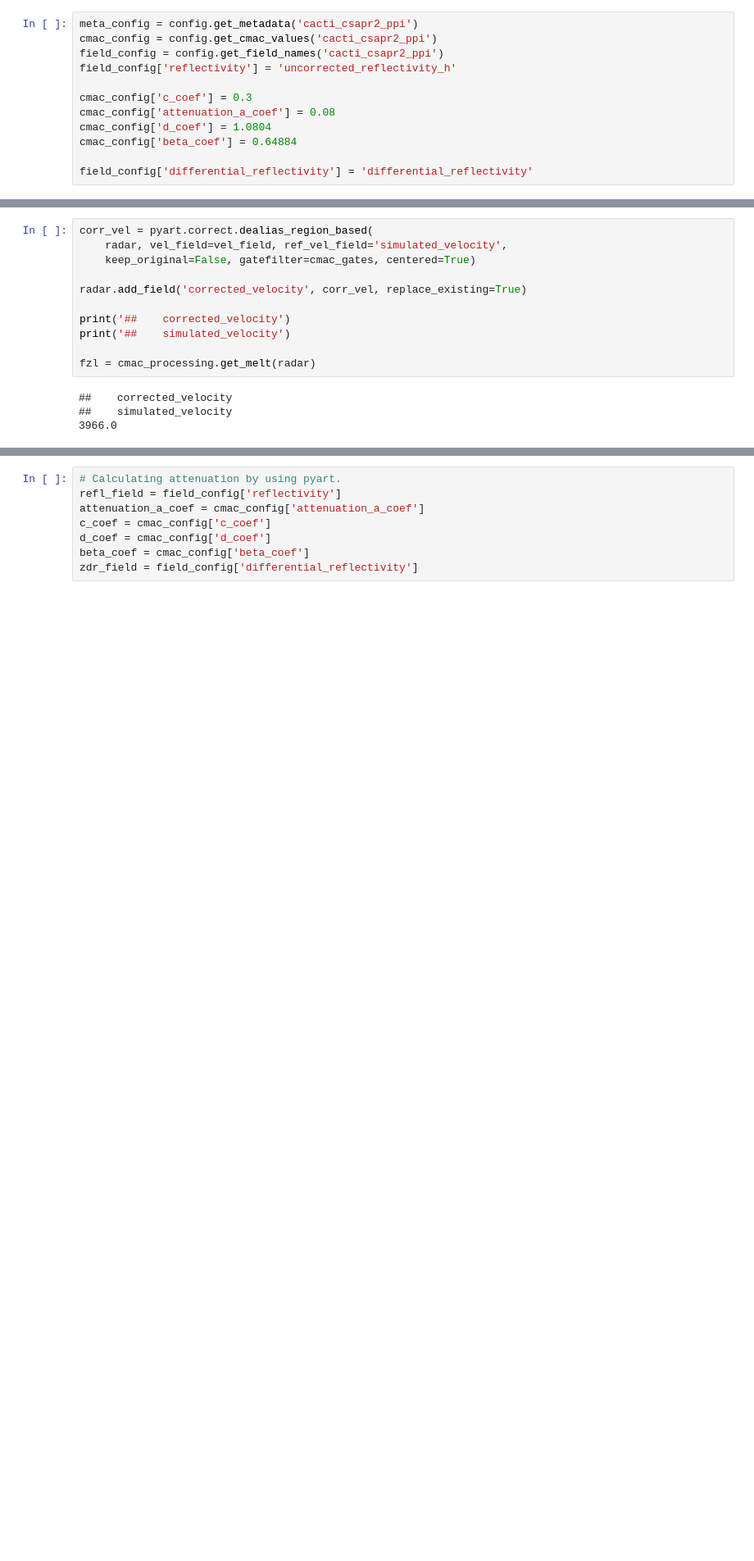
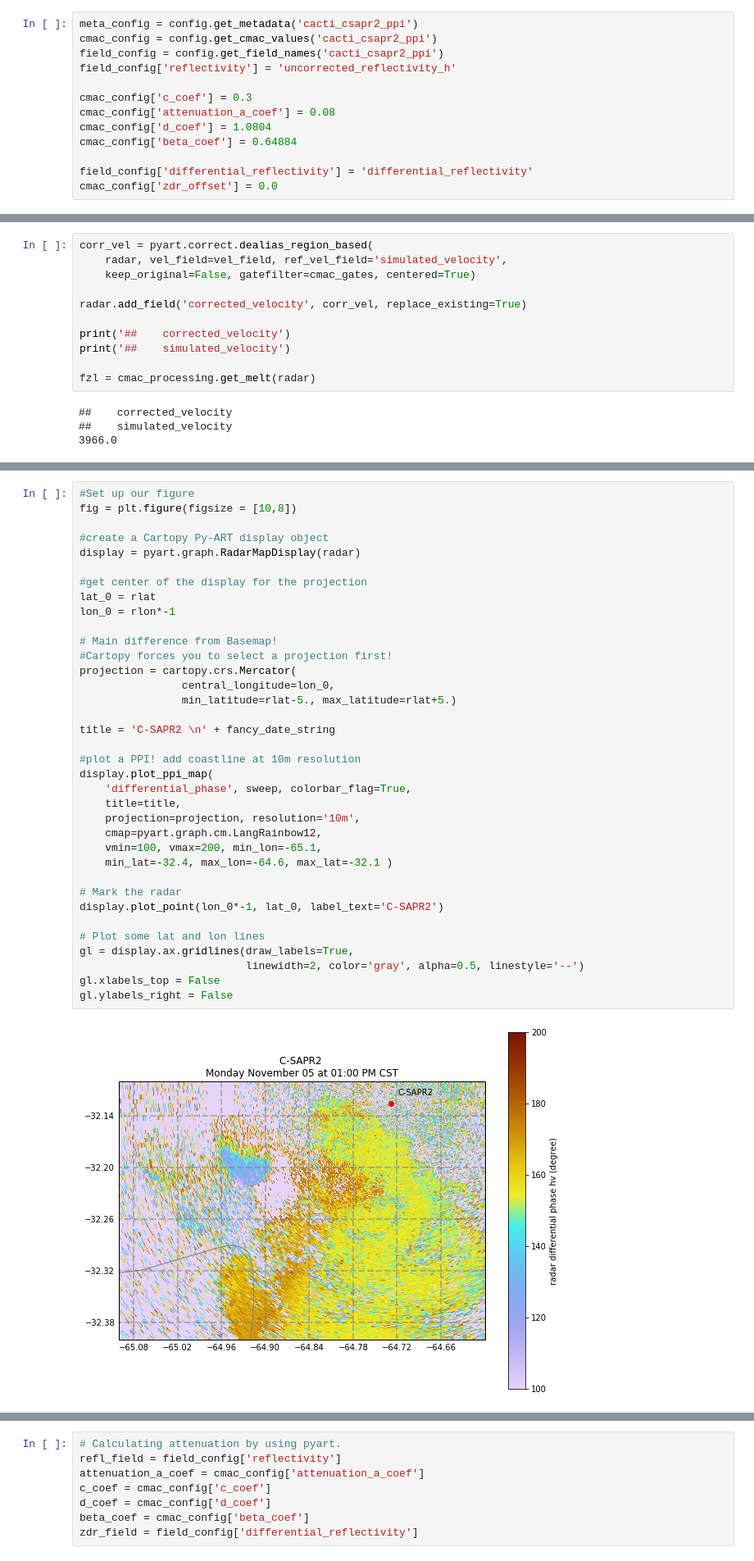
Before and after one commit to EVS-ATMOS/cmac2.0, a Jupyter notebook: notebooks/CAMC2.0_CSAPR2_demo.ipynb, the cells around one changed output, grey strips where cells are left out. Shown at 82% size. Cells and saved outputs as stored; diff of their text form; blank space fills up the shorter version.

Commit message:
WIP: Added full CMAC2.0 to C-SAPR2 notebook

```diff
--- a/notebooks/CAMC2.0_CSAPR2_demo.ipynb
+++ b/notebooks/CAMC2.0_CSAPR2_demo.ipynb
@@ -159,6 +187,7 @@ cmac_config['d_coef'] = 1.0804
 cmac_config['beta_coef'] = 0.64884
 
 field_config['differential_reflectivity'] = 'differential_reflectivity'
+cmac_config['zdr_offset'] = 0.0
 # %%
 radar.fields.keys()
 # %% [output]
@@ -393,3 +422,41 @@ Doing  9
 ##    filtered_corrected_specific_diff_phase
 ##    corrected_differential_phase
 ##    filtered_corrected_differential_phase
+# %%
+#Set up our figure
+fig = plt.figure(figsize = [10,8])
+
+#create a Cartopy Py-ART display object
+display = pyart.graph.RadarMapDisplay(radar)
+
+#get center of the display for the projection
+lat_0 = rlat
+lon_0 = rlon*-1
+
+# Main difference from Basemap!
+#Cartopy forces you to select a projection first!
+projection = cartopy.crs.Mercator(
+                central_longitude=lon_0,
+                min_latitude=rlat-5., max_latitude=rlat+5.)
+
+title = 'C-SAPR2 \n' + fancy_date_string
+
+#plot a PPI! add coastline at 10m resolution
+display.plot_ppi_map(
+    'differential_phase', sweep, colorbar_flag=True,
+    title=title,
+    projection=projection, resolution='10m',
+    cmap=pyart.graph.cm.LangRainbow12,
+    vmin=100, vmax=200, min_lon=-65.1,
+    min_lat=-32.4, max_lon=-64.6, max_lat=-32.1 )
+
+# Mark the radar
+display.plot_point(lon_0*-1, lat_0, label_text='C-SAPR2')
+
+# Plot some lat and lon lines
+gl = display.ax.gridlines(draw_labels=True,
+                          linewidth=2, color='gray', alpha=0.5, linestyle='--')
+gl.xlabels_top = False
+gl.ylabels_right = False
+# %% [output]
+[figure, added]
```
Also changed, not shown: parts of 16 cells of this notebook.
